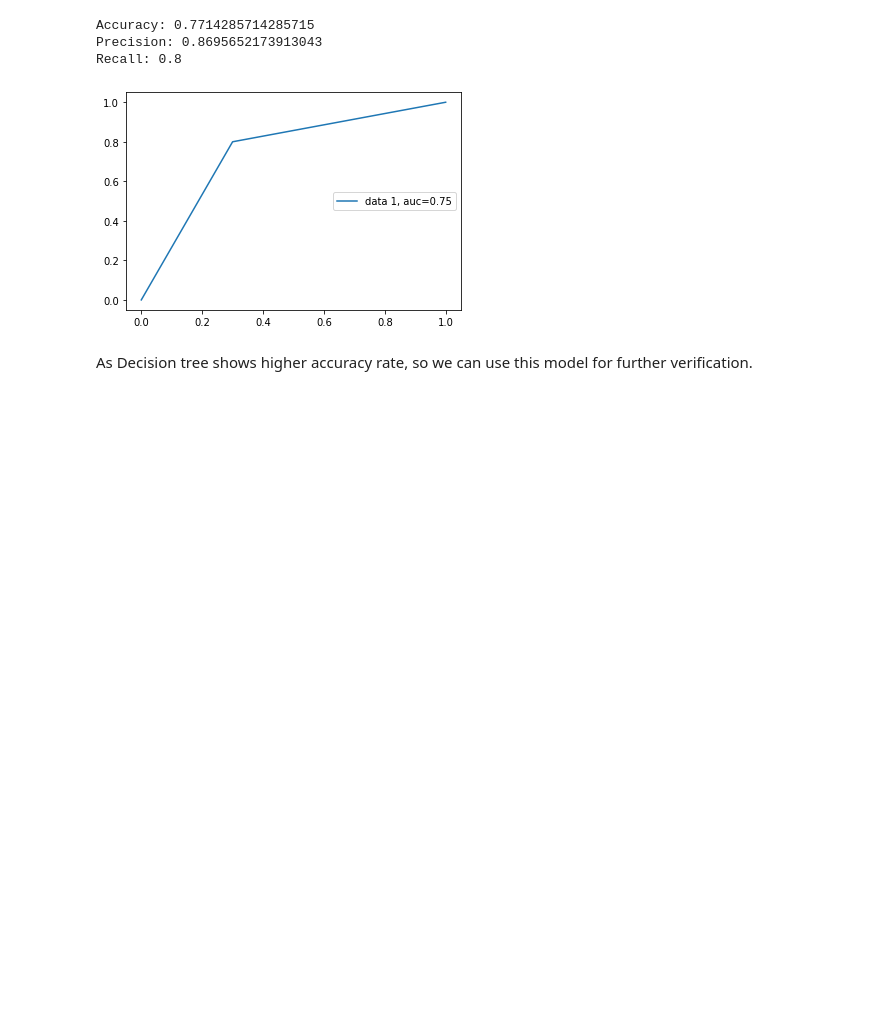
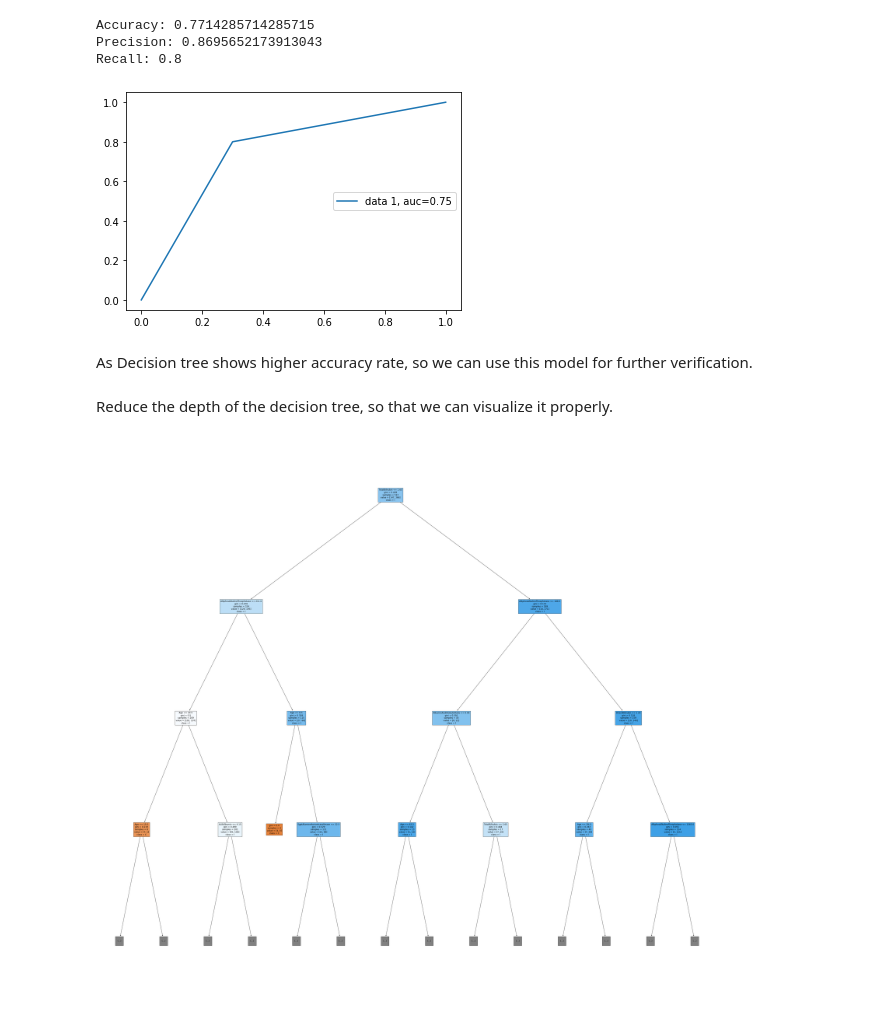
Before and after one commit to droygit/MTech_Activities, a Jupyter notebook: ML_Assignment_1/DT_Model_Liver_Patient_Dataset.ipynb, the cells around one changed output. Drawn from its saved outputs; the diff is of its cells as text; code cells hidden in the pictures; blank space fills up the shorter version.

Commit message:
Add decision tree with lower number of level.

```diff
--- a/ML_Assignment_1/DT_Model_Liver_Patient_Dataset.ipynb
+++ b/ML_Assignment_1/DT_Model_Liver_Patient_Dataset.ipynb
@@ -201,3 +201,14 @@ plt.show()
 [figure]
 # %% [markdown]
 As Decision tree shows higher accuracy rate, so we can use this model for further verification.
+# %% [markdown]
+Reduce the depth of the decision tree, so that we can visualize it properly.
+# %%
+fig = plt.figure(figsize=(65,60))
+_ = tree.plot_tree(classf,
+                   max_depth=3,
+                   feature_names=['Age', 'TotalBilirubin', 'DirectBilirubin', 'AlkphosAlkalinePhosphotase', 'SgptAlamineAminotransferase', 'SgotAspartateAminotransferase', 'TPTotalProtiens', 'ALBAlbumin','AlbuminAndGlobulinRatio'],
+                   class_names='Classification',
+                   filled=True)
+# %% [output]
+[figure, added]
```
